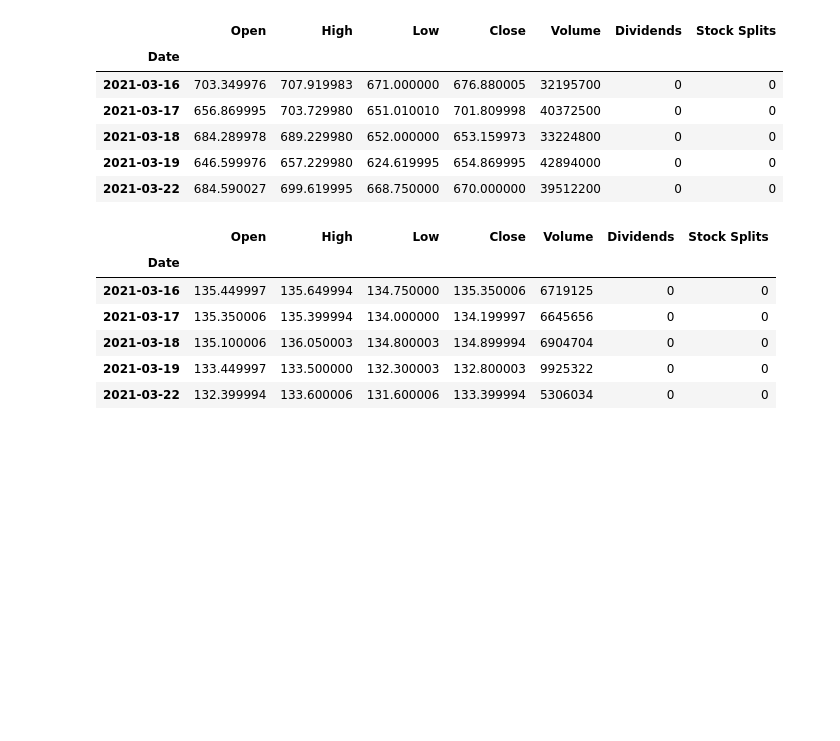
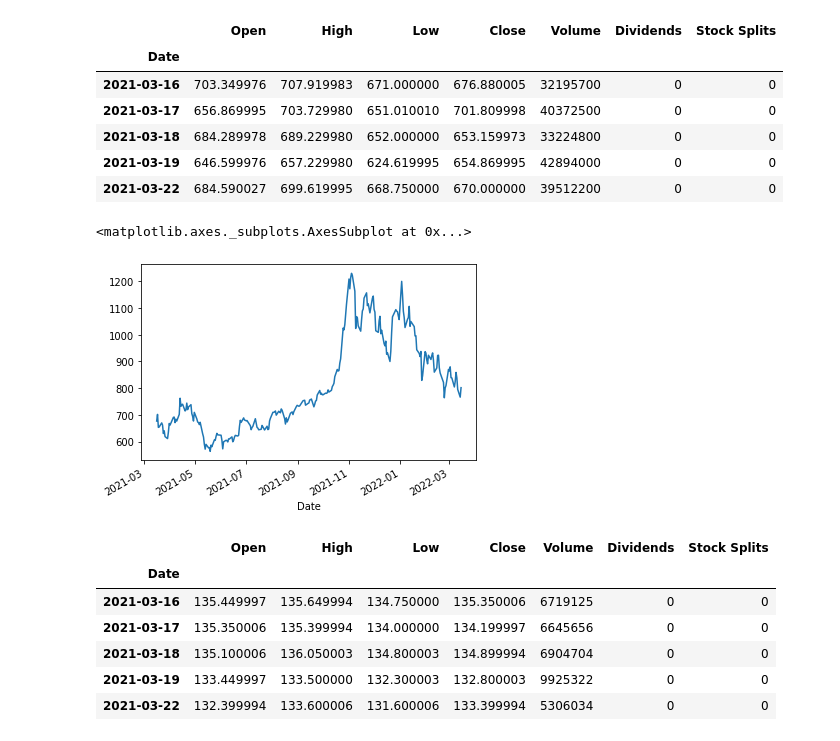
Before and after one commit to tewei0328/teach-visulization, a Jupyter notebook: viz1_datareader_yfinance.ipynb, the cells around one changed output. Drawn from its saved outputs; the diff is of its cells as text; code cells hidden in the pictures; blank space fills up the shorter version.

```diff
--- a/viz1_datareader_yfinance.ipynb
+++ b/viz1_datareader_yfinance.ipynb
@@ -33,6 +33,11 @@ df1.head()
 | 2021-03-18 | 684.289978 | 689.229980 | 652.000000 | 653.159973 | 33224800 | 0 | 0 |
 | 2021-03-19 | 646.599976 | 657.229980 | 624.619995 | 654.869995 | 42894000 | 0 | 0 |
 | 2021-03-22 | 684.590027 | 699.619995 | 668.750000 | 670.000000 | 39512200 | 0 | 0 |
+# %%
+df1.Close.plot()
+# %% [output]
+<matplotlib.axes._subplots.AxesSubplot at 0x...>
+[figure, added]
 # %%
 stock2=yfinance.Ticker('0050.TW')
 df2=stock2.history(period='1y')
```
Also changed, not shown: parts of 1 cell of this notebook.
